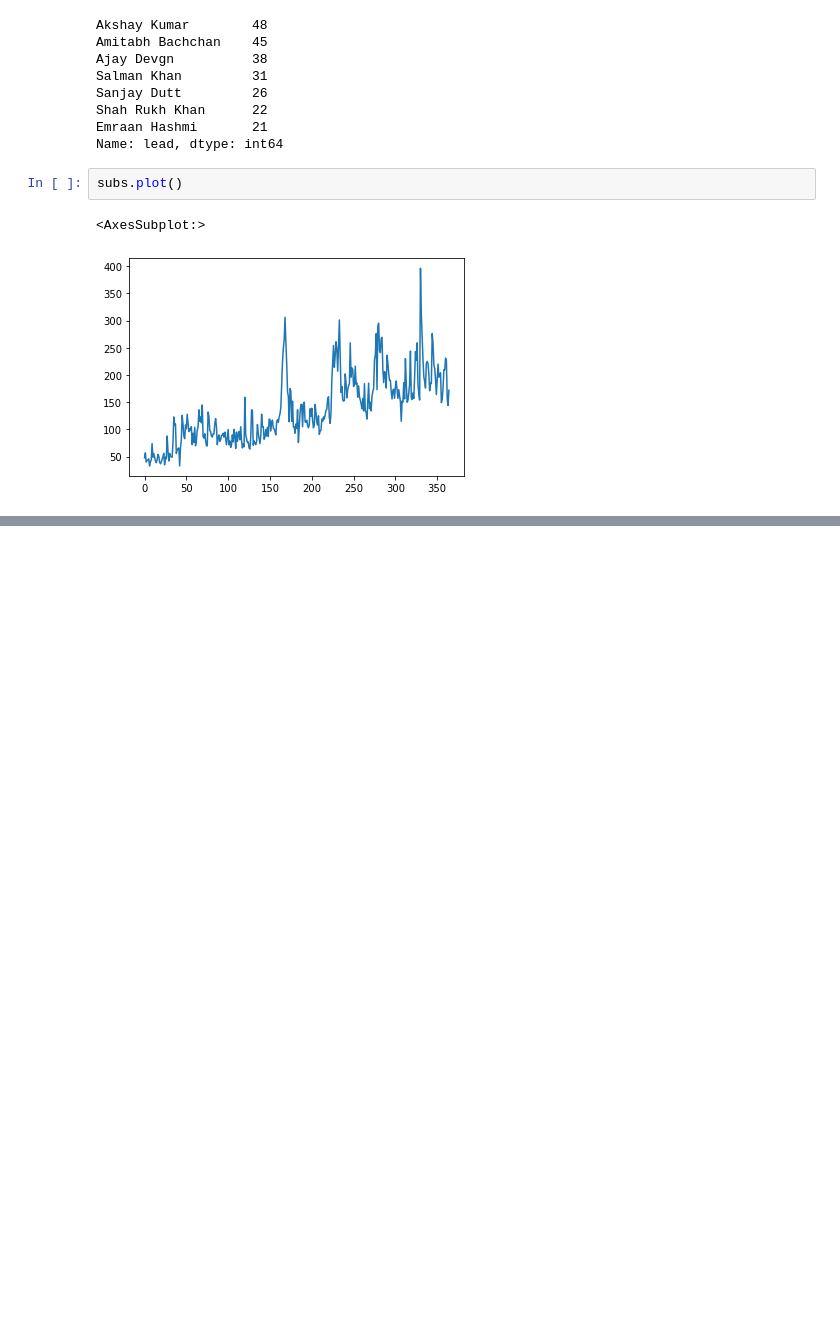
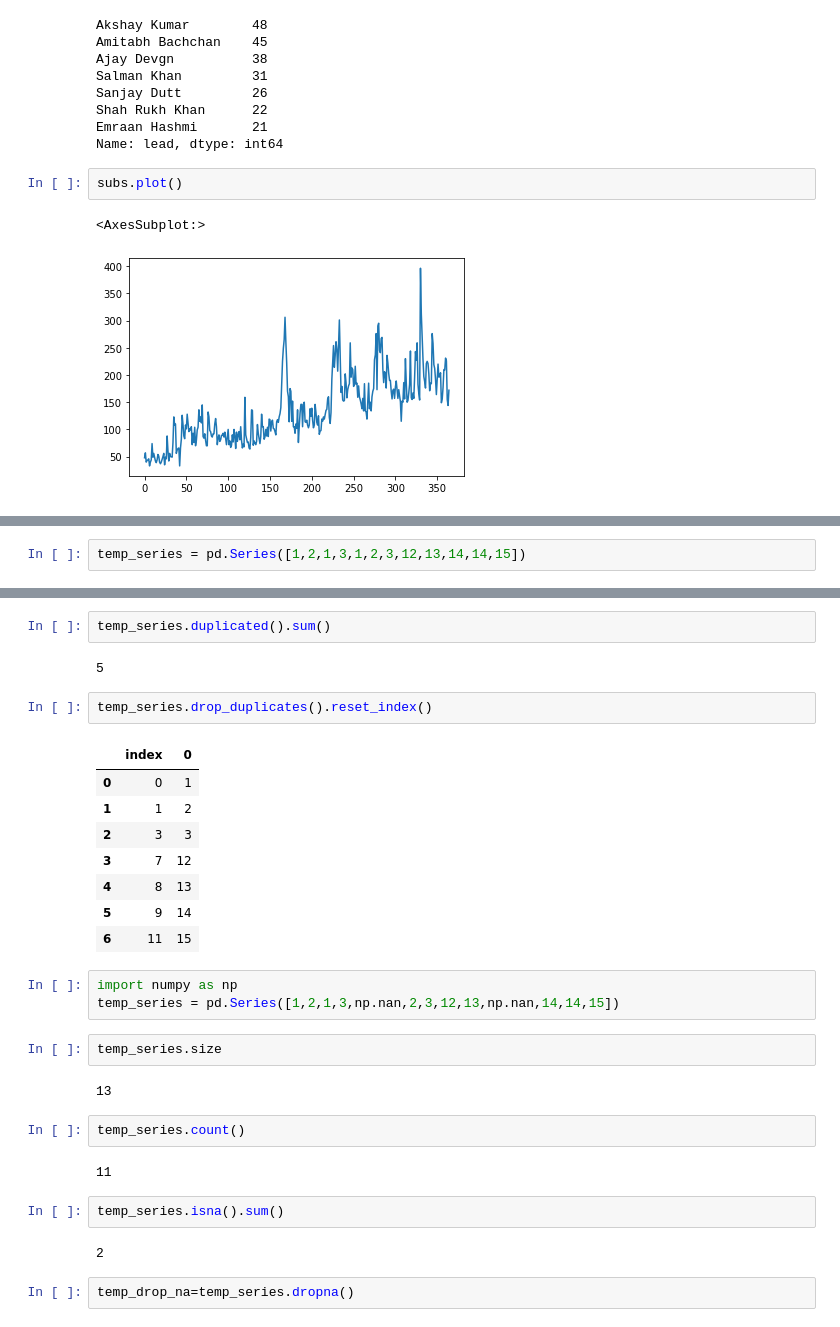
Before and after one commit to Aryan-Kamboj11/Python-Pandas, a Jupyter notebook: Pandas Series.ipynb, the cells around one changed output, grey strips where cells are left out. Cells and saved outputs as stored; diff of their text form; blank space fills up the shorter version.

```diff
--- a/Pandas Series.ipynb
+++ b/Pandas Series.ipynb
@@ -451,0 +518,2 @@ AttributeError: 'Rectangle' object has no property 'sutopct'
+# %%
+temp_series = pd.Series([1,2,1,3,1,2,3,12,13,14,14,15])
@@ -451,0 +536,32 @@ AttributeError: 'Rectangle' object has no property 'sutopct'
+# %%
+temp_series.duplicated().sum()
+# %% [output]
+5
+# %%
+temp_series.drop_duplicates().reset_index()
+# %% [output]
+|  | index | 0 |
+| 0 | 0 | 1 |
+| 1 | 1 | 2 |
+| 2 | 3 | 3 |
+| 3 | 7 | 12 |
+| 4 | 8 | 13 |
+| 5 | 9 | 14 |
+| 6 | 11 | 15 |
+# %%
+import numpy as np
+temp_series = pd.Series([1,2,1,3,np.nan,2,3,12,13,np.nan,14,14,15])
+# %%
+temp_series.size
+# %% [output]
+13
+# %%
+temp_series.count()
+# %% [output]
+11
+# %%
+temp_series.isna().sum()
+# %% [output]
+2
+# %%
+temp_drop_na=temp_series.dropna()
```
Also changed, not shown: parts of 26 cells of this notebook.
